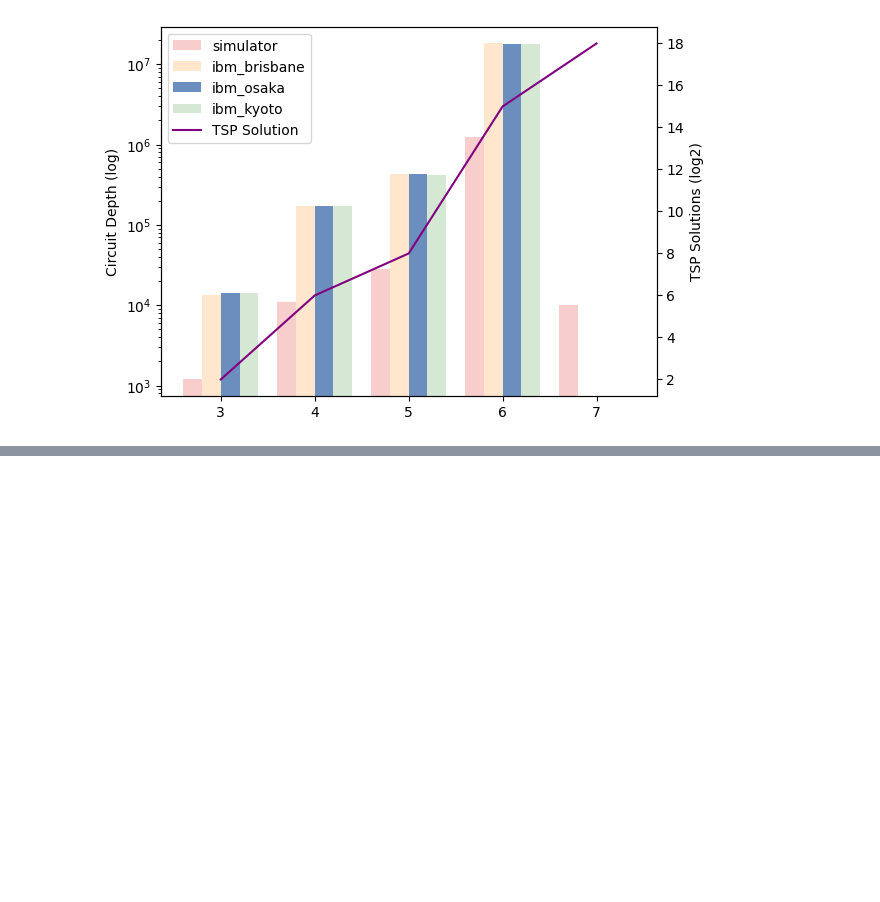
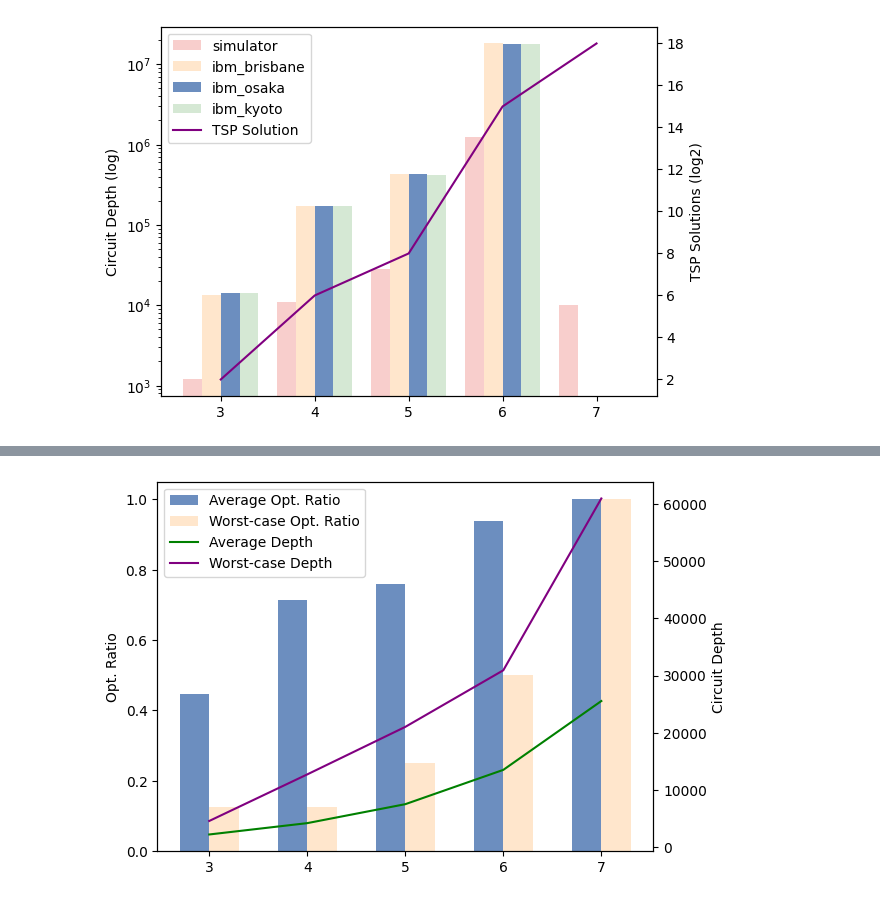
Before and after one commit to ragesi/TSP-Solution, a Jupyter notebook: demo/experiment-figure.ipynb, the cells around one changed output, grey strips where cells are left out. Cells and saved outputs as stored; diff of their text form; code cells hidden in the pictures; blank space fills up the shorter version.

```diff
--- a/demo/experiment-figure.ipynb
+++ b/demo/experiment-figure.ipynb
@@ -302,0 +324,27 @@ x = [4, 5, 6, 7]
+# %%
+""" precision """
+
+x = [3, 4, 5, 6, 7]
+average_circuit_depth = [2269, 4249, 7558, 13546, 25565]
+worst_case_circuit_depth = [4627, 12756, 21050, 30930, 60921]
+average_optimal_ratio = [0.4469, 0.7135, 0.7604, 0.9375, 1.00]
+worst_case_optimal_ratio = [0.125, 0.125, 0.25, 0.5, 1.00]
+
+fig, ax1 = plt.subplots()
+
+ax1.bar(np.array(x) - 0.15, average_optimal_ratio, width=0.3, color='#6C8EBF', label='Average Opt. Ratio')
+ax1.bar(np.array(x) + 0.15, worst_case_optimal_ratio, width=0.3, color='#FFE6CC', label='Worst-case Opt. Ratio')
+ax1.set_ylabel('Opt. Ratio')
+
+ax2 = ax1.twinx()
+ax2.plot(x, average_circuit_depth, color='green', label='Average Depth')
+ax2.plot(x, worst_case_circuit_depth, color='purple', label='Worst-case Depth')
+ax2.set_ylabel('Circuit Depth')
+
+bars, labels1 = ax1.get_legend_handles_labels()
+lines2, labels2 = ax2.get_legend_handles_labels()
+ax1.legend(bars + lines2, labels1 + labels2, loc='upper left')
+
+plt.show()
+# %% [output]
+[figure, added]
```
Also changed, not shown: parts of 2 cells of this notebook, 3 other files.
